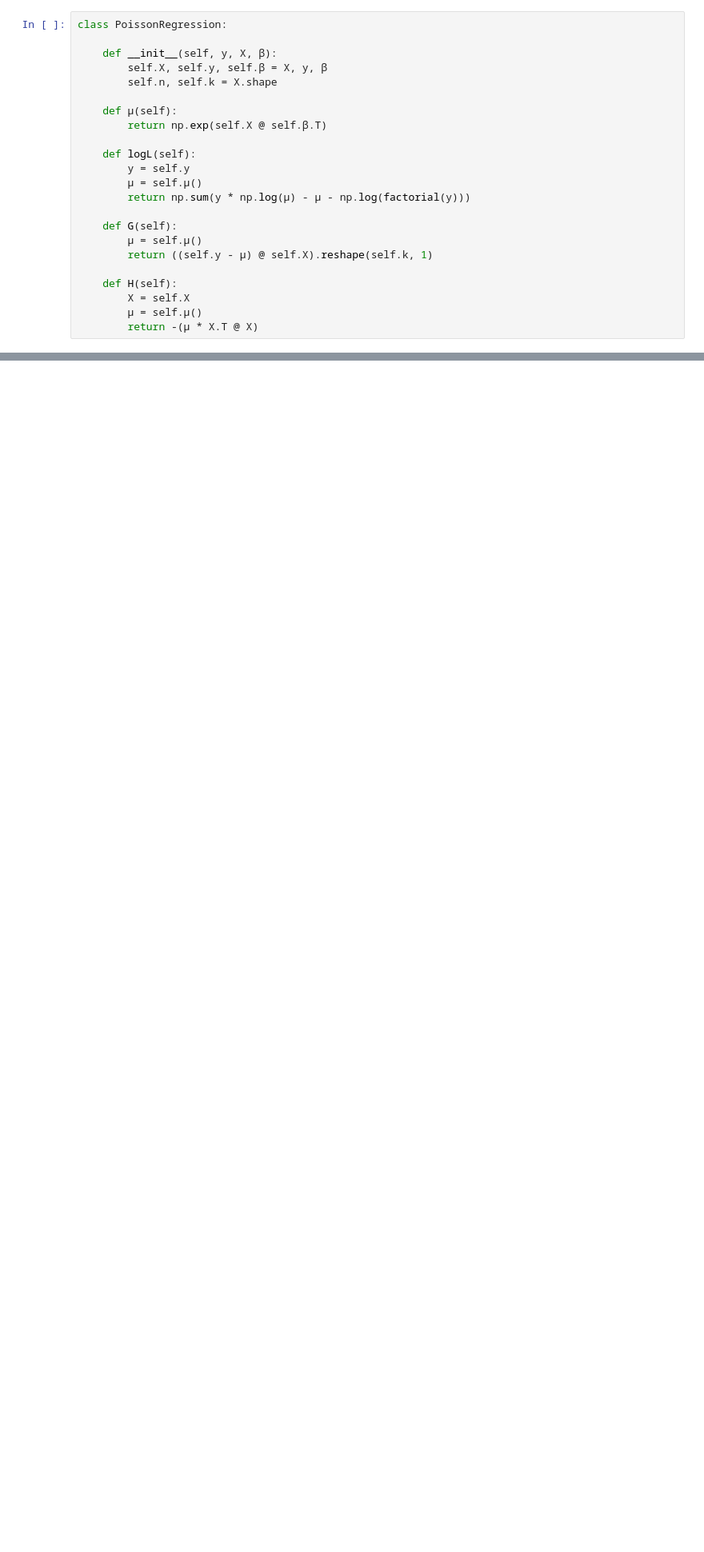
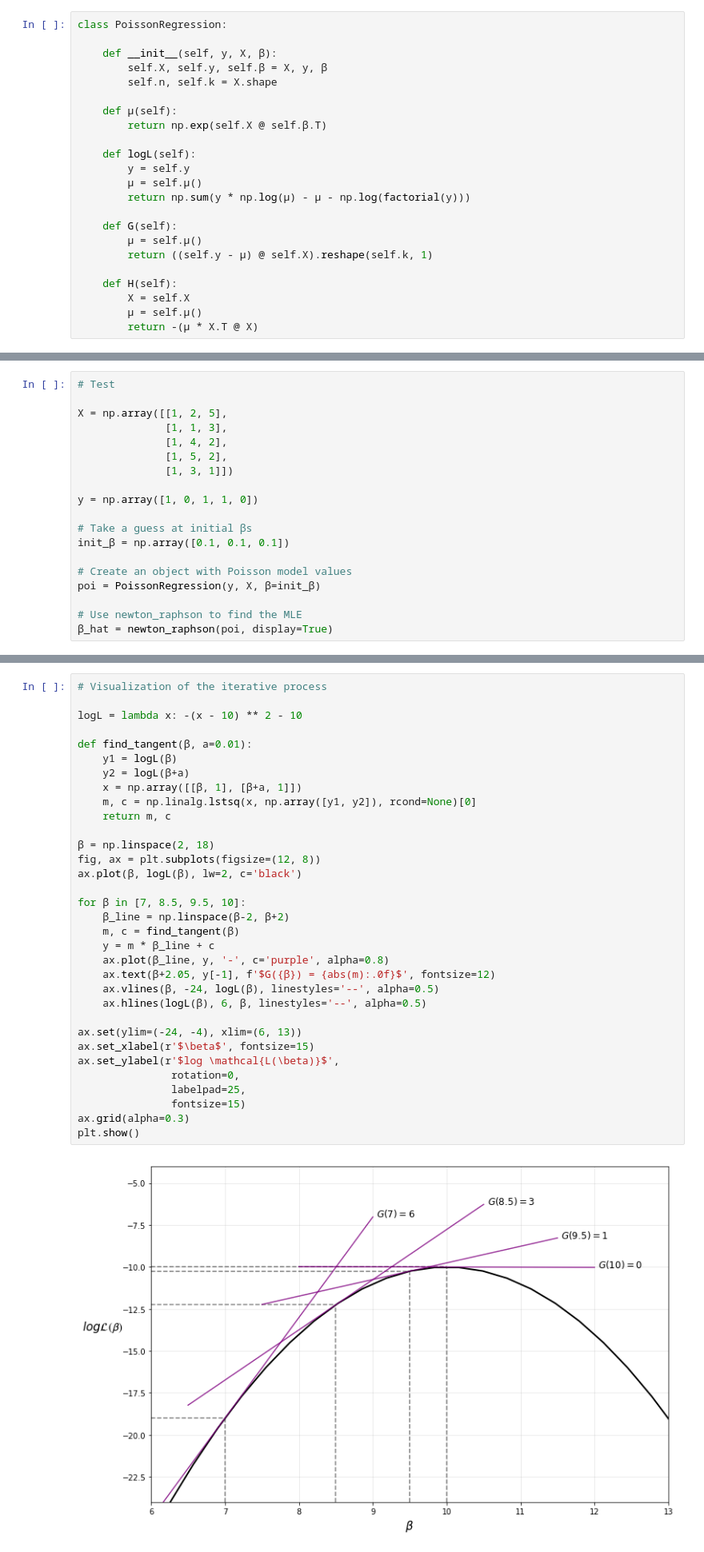
Before and after one commit to PanPip/QuantEcon_Tasks, a Jupyter notebook: Data_and_empirics.ipynb, the cells around one changed output, grey strips where cells are left out. Shown at 80% size. Cells and saved outputs as stored; diff of their text form; blank space fills up the shorter version.

```diff
--- a/Data_and_empirics.ipynb
+++ b/Data_and_empirics.ipynb
@@ -1456,0 +1491,19 @@ class PoissonRegression:
+# %%
+# Test
+
+X = np.array([[1, 2, 5],
+              [1, 1, 3],
+              [1, 4, 2],
+              [1, 5, 2],
+              [1, 3, 1]])
+
+y = np.array([1, 0, 1, 1, 0])
+
+# Take a guess at initial βs
+init_β = np.array([0.1, 0.1, 0.1])
+
+# Create an object with Poisson model values
+poi = PoissonRegression(y, X, β=init_β)
+
+# Use newton_raphson to find the MLE
+β_hat = newton_raphson(poi, display=True)
@@ -1456,0 +1529,35 @@ class PoissonRegression:
+# %%
+# Visualization of the iterative process
+
+logL = lambda x: -(x - 10) ** 2 - 10
+
+def find_tangent(β, a=0.01):
+    y1 = logL(β)
+    y2 = logL(β+a)
+    x = np.array([[β, 1], [β+a, 1]])
+    m, c = np.linalg.lstsq(x, np.array([y1, y2]), rcond=None)[0]
+    return m, c
+
+β = np.linspace(2, 18)
+fig, ax = plt.subplots(figsize=(12, 8))
+ax.plot(β, logL(β), lw=2, c='black')
+
+for β in [7, 8.5, 9.5, 10]:
+    β_line = np.linspace(β-2, β+2)
+    m, c = find_tangent(β)
+    y = m * β_line + c
+    ax.plot(β_line, y, '-', c='purple', alpha=0.8)
+    ax.text(β+2.05, y[-1], f'$G({β}) = {abs(m):.0f}$', fontsize=12)
+    ax.vlines(β, -24, logL(β), linestyles='--', alpha=0.5)
+    ax.hlines(logL(β), 6, β, linestyles='--', alpha=0.5)
+
+ax.set(ylim=(-24, -4), xlim=(6, 13))
+ax.set_xlabel(r'$\beta$', fontsize=15)
+ax.set_ylabel(r'$log \mathcal{L(\beta)}$',
+               rotation=0,
+               labelpad=25,
+               fontsize=15)
+ax.grid(alpha=0.3)
+plt.show()
+# %% [output]
+[figure, added]
```
Also changed, not shown: parts of 14 cells of this notebook, 2 other files.
